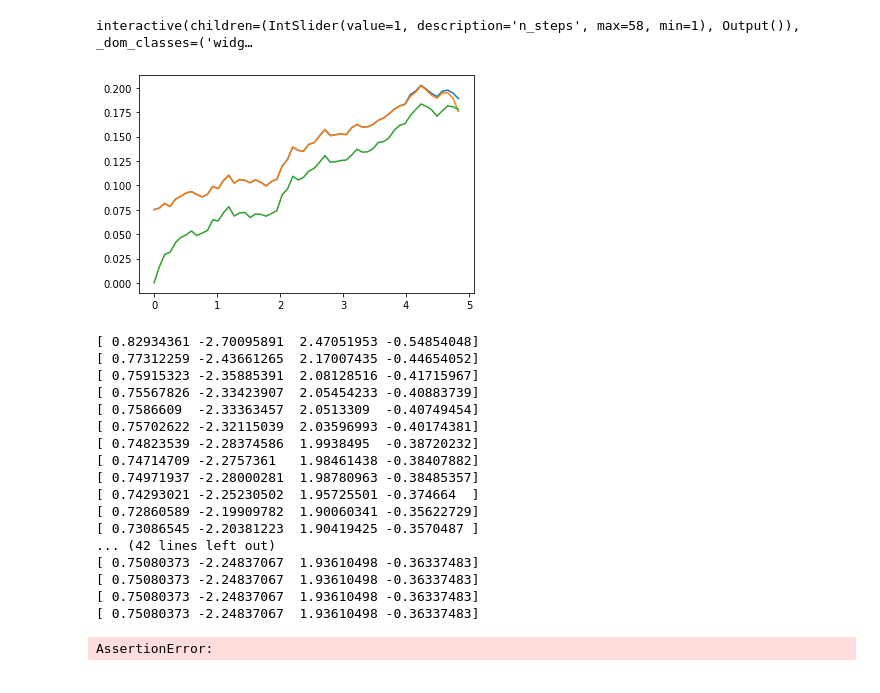
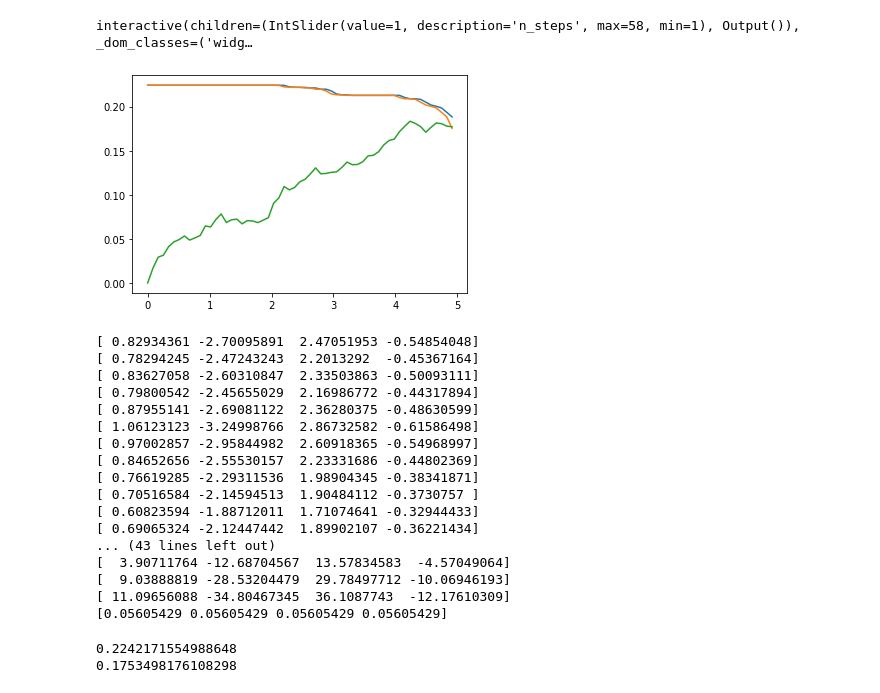
Before and after one commit to luphord/longstaff_schwartz, a Jupyter notebook: notebooks/Tinkering II.ipynb, the cells around one changed output. Drawn from its saved outputs; the diff is of its cells as text; code cells hidden in the pictures.

Commit message:
fix second index error in backward regression

```diff
--- a/notebooks/Tinkering II.ipynb
+++ b/notebooks/Tinkering II.ipynb
@@ -71,14 +71,14 @@ plot(X[-2,:], basis(X[-2, :]) @ beta, '+');
 [figure]
 # %%
 def backward_regression(basis, exercise_value, X):
-    beta = perform_regression(basis, X[-2, :], exercise_value(X[-1, :]))
-    for i in reversed(range(X.shape[0] - 2)):
+    total = exercise_value(X[-1, :])
+    for i in reversed(range(X.shape[0] - 1)):
         x = X[i, :]
+        beta = perform_regression(basis, x, total)
         exercise = exercise_value(x)
         continuation = basis(x) @ beta
         total = np.maximum(exercise, continuation)
         yield total, x, beta, continuation, exercise
-        beta = perform_regression(basis, x, total)
 # %%
 bw_regr_steps = list(backward_regression(basis, exercise_value, X))
 # %%
@@ -91,33 +91,36 @@ def step(n_steps):
 # %% [output]
 interactive(children=(IntSlider(value=1, description='n_steps', max=58, min=1), Output()), _dom_classes=('widg…
 # %%
-plot(t[:-2], [np.average(total) for total, *_ in reversed(bw_regr_steps)]);
-plot(t[:-2], [np.average(continuation) for total, x, beta, continuation, exercise in reversed(bw_regr_steps)]);
-plot(t[:-2], [np.average(exercise) for total, x, beta, continuation, exercise in reversed(bw_regr_steps)]);
+plot(t[:-1], [np.average(total) for total, *_ in reversed(bw_regr_steps)]);
+plot(t[:-1], [np.average(continuation) for total, x, beta, continuation, exercise in reversed(bw_regr_steps)]);
+plot(t[:-1], [np.average(exercise) for total, x, beta, continuation, exercise in reversed(bw_regr_steps)]);
 # %% [output]
-[figure, old version]
+[figure, new version]
 # %%
 for total, x, beta, continuation, exercise in backward_regression(basis, exercise_value, X):
     print(beta)
 # %% [output]
 [ 0.82934361 -2.70095891  2.47051953 -0.54854048]
-[ 0.77312259 -2.43661265  2.17007435 -0.44654052]
-[ 0.75915323 -2.35885391  2.08128516 -0.41715967]
-[ 0.75567826 -2.33423907  2.05454233 -0.40883739]
-[ 0.7586609  -2.33363457  2.0513309  -0.40749454]
-[ 0.75702622 -2.32115039  2.03596993 -0.40174381]
-[ 0.74823539 -2.28374586  1.9938495  -0.38720232]
-[ 0.74714709 -2.2757361   1.98461438 -0.38407882]
-[ 0.74971937 -2.28000281  1.98780963 -0.38485357]
-[ 0.74293021 -2.25230502  1.95725501 -0.374664  ]
-[ 0.72860589 -2.19909782  1.90060341 -0.35622729]
-[ 0.73086545 -2.20381223  1.90419425 -0.3570487 ]
-... (42 lines left out)
-[ 0.75080373 -2.24837067  1.93610498 -0.36337483]
-[ 0.75080373 -2.24837067  1.93610498 -0.36337483]
-[ 0.75080373 -2.24837067  1.93610498 -0.36337483]
-[ 0.75080373 -2.24837067  1.93610498 -0.36337483]
+[ 0.78294245 -2.47243243  2.2013292  -0.45367164]
+[ 0.83627058 -2.60310847  2.33503863 -0.50093111]
+[ 0.79800542 -2.45655029  2.16986772 -0.44317894]
+[ 0.87955141 -2.69081122  2.36280375 -0.48630599]
+[ 1.06123123 -3.24998766  2.86732582 -0.61586498]
+[ 0.97002857 -2.95844982  2.60918365 -0.54968997]
+[ 0.84652656 -2.55530157  2.23331686 -0.44802369]
+[ 0.76619285 -2.29311536  1.98904345 -0.38341871]
+[ 0.70516584 -2.14594513  1.90484112 -0.3730757 ]
+[ 0.60823594 -1.88712011  1.71074641 -0.32944433]
+[ 0.69065324 -2.12447442  1.89902107 -0.36221434]
+... (43 lines left out)
+[  3.90711764 -12.68704567  13.57834583  -4.57049064]
+[  9.03888819 -28.53204479  29.78497712 -10.06946193]
+[ 11.09656088 -34.80467345  36.1087743  -12.17610309]
+[0.05605429 0.05605429 0.05605429 0.05605429]
 # %%
 assert np.average(total) >= np.average(exercise_value(X[-1, :]))
+print(np.average(total))
+print(np.average(exercise_value(X[-1, :])))
 # %% [output]
-AssertionError:
+0.2242171554988648
+0.1753498176108298
```
